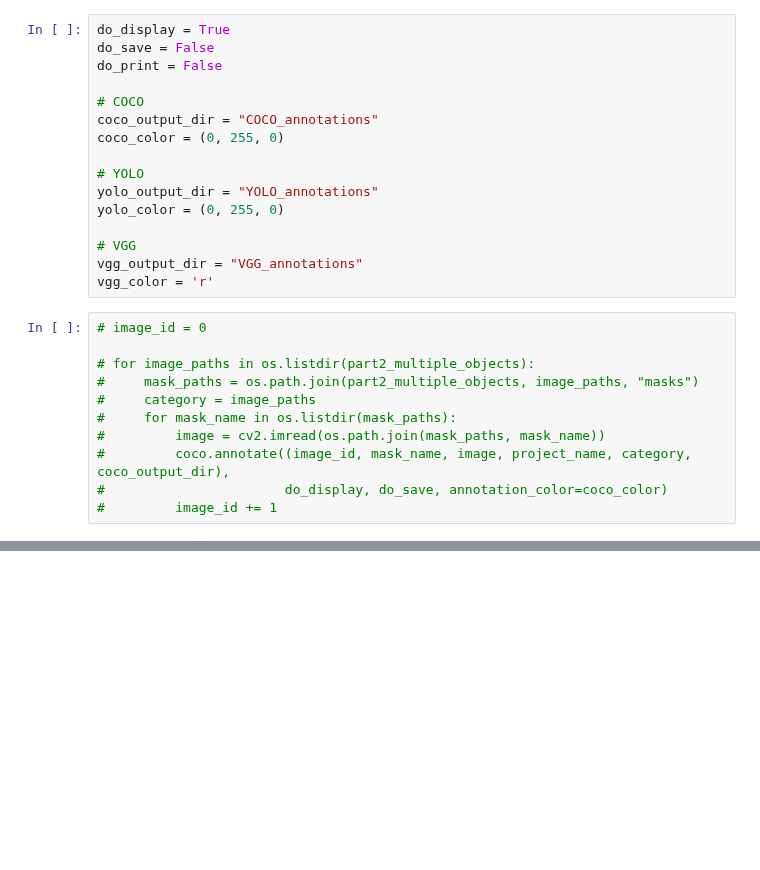
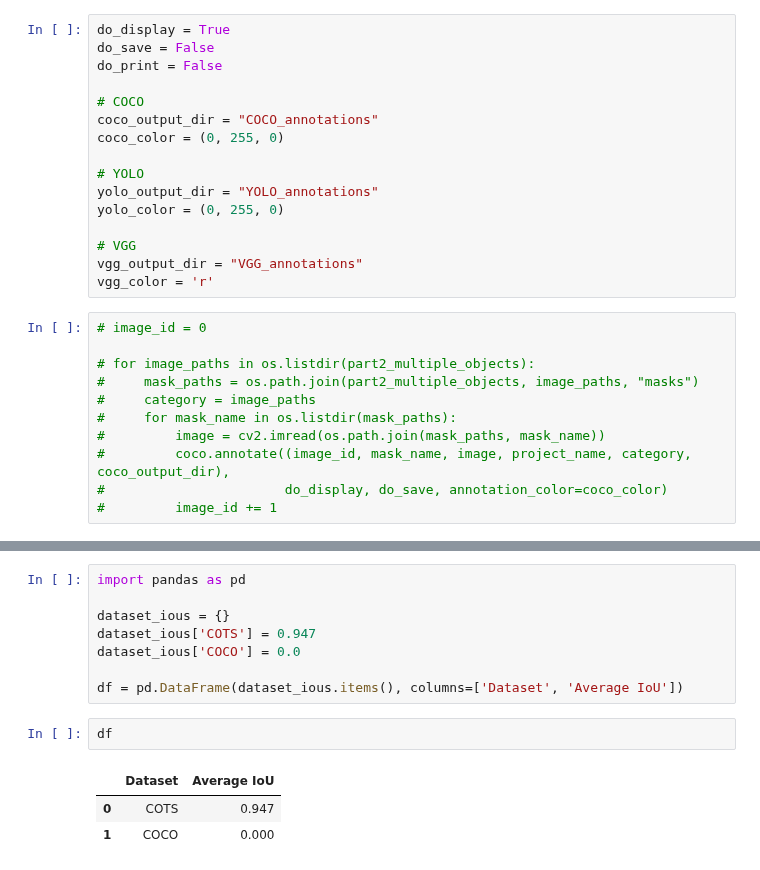
Before and after one commit to matthewkenely/mask-to-annotation, a Jupyter notebook: Evaluation.ipynb, the cells around one changed output, grey strips where cells are left out. Drawn from its saved outputs; the diff is of its cells as text; blank space fills up the shorter version.

```diff
--- a/Evaluation.ipynb
+++ b/Evaluation.ipynb
@@ -137,0 +213,14 @@ plt.show()
+# %%
+import pandas as pd
+
+dataset_ious = {}
+dataset_ious['COTS'] = 0.947
+dataset_ious['COCO'] = 0.0
+
+df = pd.DataFrame(dataset_ious.items(), columns=['Dataset', 'Average IoU'])
+# %%
+df
+# %% [output]
+|  | Dataset | Average IoU |
+| 0 | COTS | 0.947 |
+| 1 | COCO | 0.000 |
```
Also changed, not shown: parts of 14 cells of this notebook, 2 other files.
